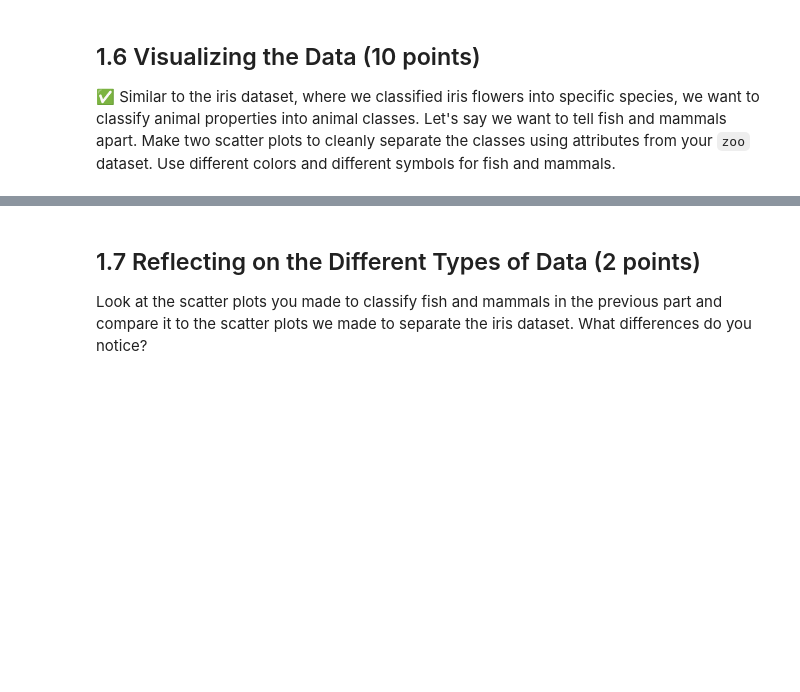
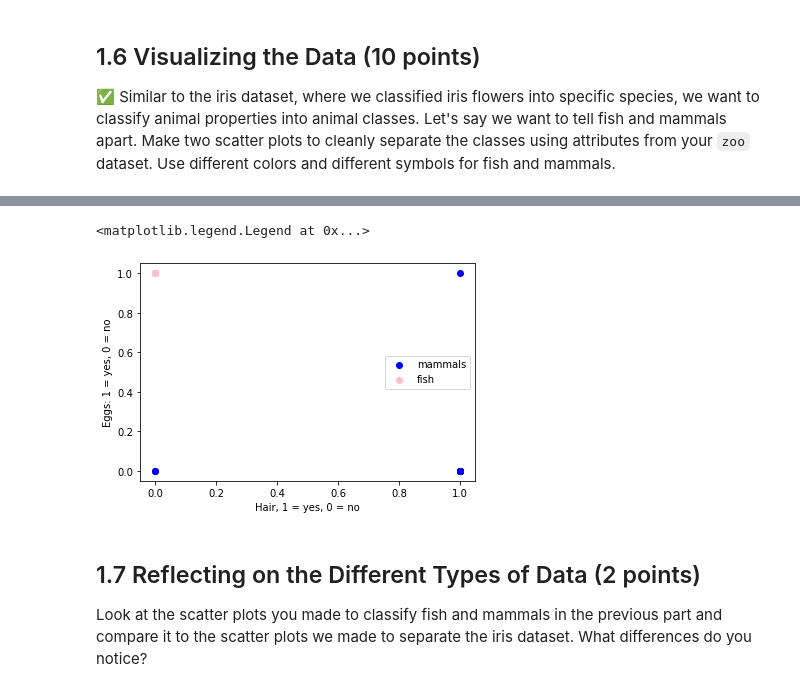
Before and after one commit to dcarmstron9/practice, a Jupyter notebook: hw2_redo.ipynb, the cells around one changed output, grey strips where cells are left out. Drawn from its saved outputs; the diff is of its cells as text; code cells hidden in the pictures; blank space fills up the shorter version.

Commit message:
plotting done

```diff
--- a/hw2_redo.ipynb
+++ b/hw2_redo.ipynb
@@ -80,7 +82,10 @@ Look at both datasets (`class.csv`, `zoo.csv`). Describe the contents of both da
 
 &#9989; Use pandas to read in the `zoo.csv` and `class.csv` files into DataFrames.
 # %%
-#Write code here
+import pandas as pd
+
+zoo = pd.read_csv('zoo2')
+classes = pd.read_csv('class2')
 # %% [markdown]
 ## Part 1.5 Counting Classes (2 Points).
 
@@ -94,5 +128,16 @@ Look back in the PCA/ICA and see how we used `groupby` to find the number of Iri
 # %%
-#Write your code here
+import matplotlib.pyplot as plt
+mammals = zoo[zoo['class_type']==1]
+fish = zoo[zoo['class_type'] ==4]
+
+plt.scatter(mammals['hair'], mammals['eggs'], color = 'b', label = 'mammals')
+plt.scatter(fish['hair'], fish['eggs'], color = 'pink', label = 'fish')
+plt.xlabel('Hair, 1 = yes, 0 = no')
+plt.ylabel("Eggs: 1 = yes, 0 = no")
+plt.legend()
+# %% [output]
+<matplotlib.legend.Legend at 0x...>
+[figure, added]
 # %% [markdown]
 ## 1.7 Reflecting on the Different Types of Data (2 points)
 
```
Also changed, not shown: parts of 7 cells of this notebook.
